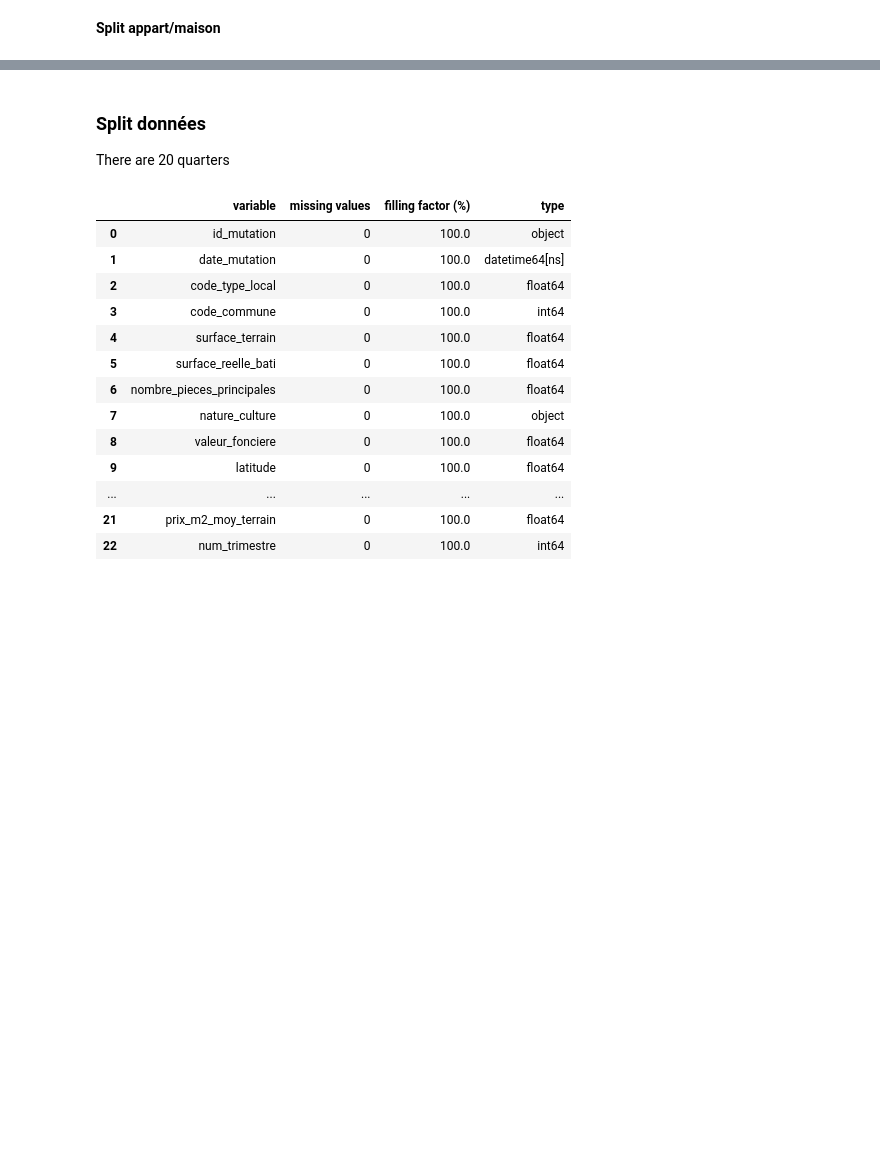
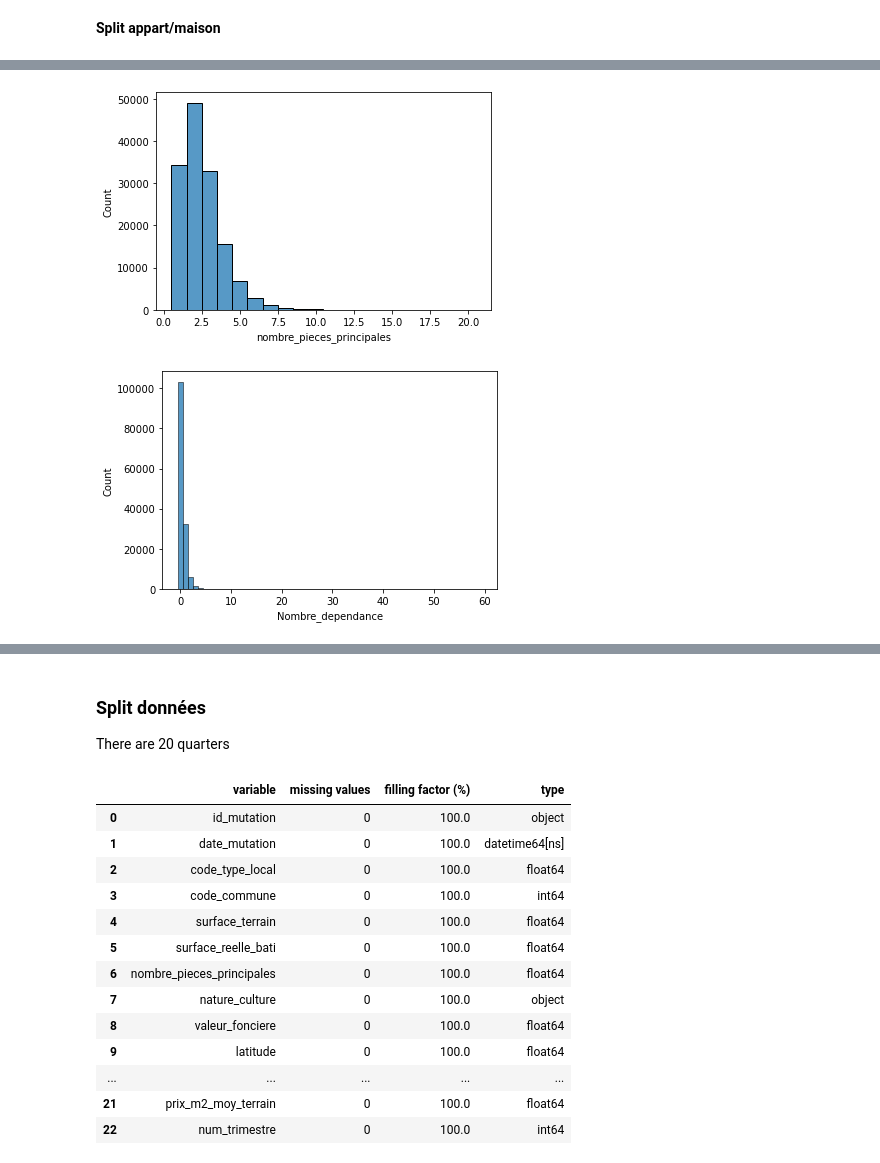
Before and after one commit to Clotilde-23/BDC, a Jupyter notebook: Notebooks/modelPreprocessing.ipynb, the cells around one changed output, grey strips where cells are left out. Drawn from its saved outputs; the diff is of its cells as text; code cells hidden in the pictures; blank space fills up the shorter version.

```diff
--- a/Notebooks/modelPreprocessing.ipynb
+++ b/Notebooks/modelPreprocessing.ipynb
@@ -189,5 +191,7 @@ df.head()
 # %% [markdown]
 **Split appart/maison**
+# %%
+df = pd.read_csv('../Data/update_data/df_Paris_Processed_Michel.csv', low_memory = False, encoding = 'latin1', index_col = 0)
 # %%
 df_maison , df_appart = split_appart_maison(df)
 # %% [output]
@@ -195,0 +229,8 @@ Nombre d'apparts : 144048
+# %%
+sc.histplot(df_appart['nombre_pieces_principales'], discrete = True)
+plt.show()
+sc.histplot(df_appart['Nombre_dependance'], discrete = True)
+plt.show()
+# %% [output]
+[figure, added]
+[figure, added]
```
Also changed, not shown: parts of 32 cells of this notebook, 12 other files.
